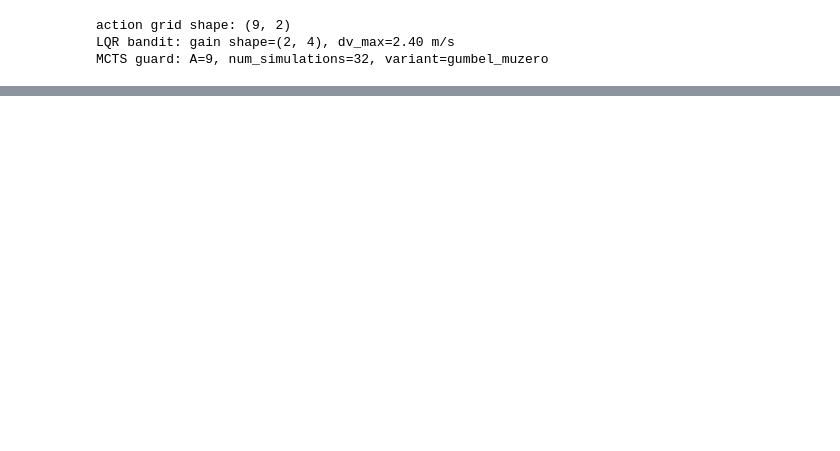
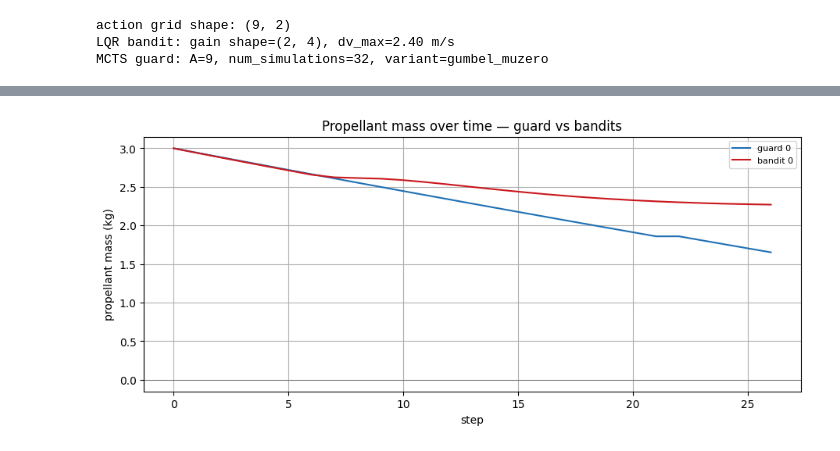
Before and after one commit to sisl/OrbitalGym, a Jupyter notebook: examples/lbg_ring_intercept.ipynb, the cells around one changed output, grey strips where cells are left out. Saved outputs shown, nothing was run; the diff lists cells and outputs as text; code cells hidden in the pictures; blank space fills up the shorter version.

```diff
--- a/examples/lbg_ring_intercept.ipynb
+++ b/examples/lbg_ring_intercept.ipynb
@@ -264,0 +676,10 @@ plt.tight_layout(); plt.show()
+# %%
+from orbital_game.viz import plot_rollout_mass
+
+fig_mass, ax_mass = plt.subplots(figsize=(9, 4), constrained_layout=True)
+plot_rollout_mass(traj_demo, ax=ax_mass)
+ax_mass.set_title('Propellant mass over time — guard vs bandits')
+ax_mass.axhline(0, color='k', linewidth=0.5, alpha=0.5)
+plt.show()
+# %% [output]
+[figure, added]
```
Also changed, not shown: parts of 28 cells of this notebook, 4 other files.
